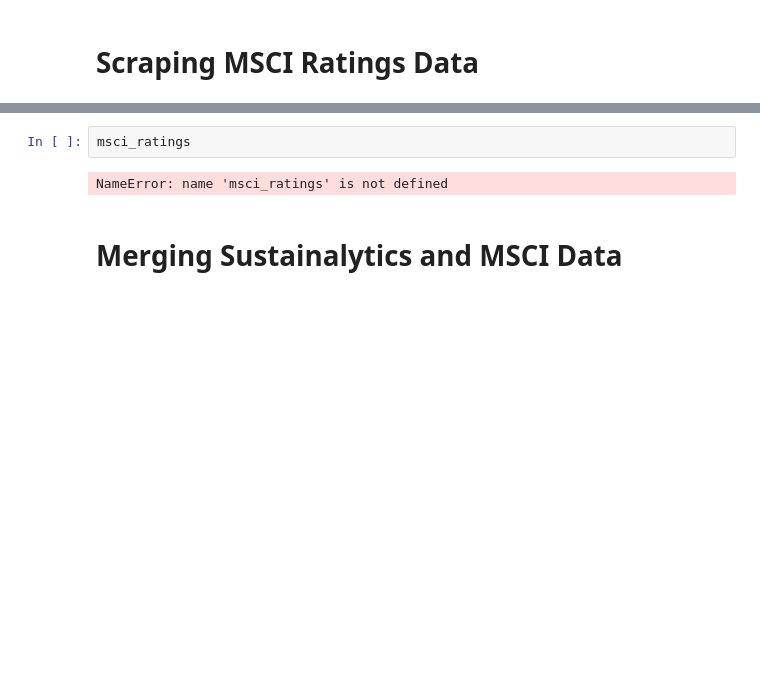
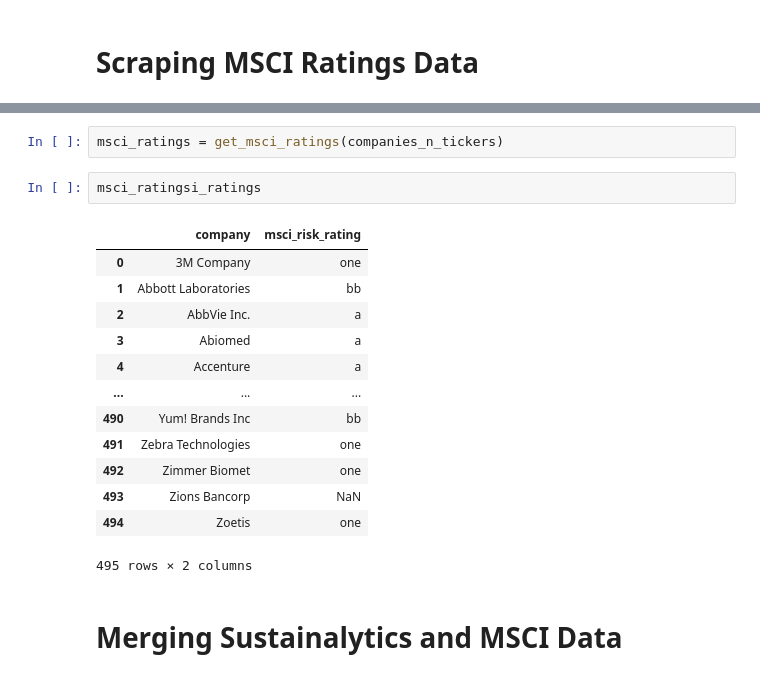
Before and after one commit to mwirtz946/esg_materiality_analysis, a Jupyter notebook: data_collection/ratings.ipynb, the cells around one changed output, grey strips where cells are left out. Cells and saved outputs as stored; diff of their text form; blank space fills up the shorter version.

Commit message:
finished scraping ratings data

```diff
--- a/data_collection/ratings.ipynb
+++ b/data_collection/ratings.ipynb
@@ -190,7 +194,21 @@ for company,ticker in companies:
 # %%
-msci_ratings
+msci_ratings = get_msci_ratings(companies_n_tickers)
-# %% [output]
-NameError: name 'msci_ratings' is not defined
+# %%
+msci_ratingsi_ratings
+# %% [output]
+|  | company | msci_risk_rating |
+| 0 | 3M Company | one |
+| 1 | Abbott Laboratories | bb |
+| 2 | AbbVie Inc. | a |
+| 3 | Abiomed | a |
+| 4 | Accenture | a |
+| ... | ... | ... |
+| 490 | Yum! Brands Inc | bb |
+| 491 | Zebra Technologies | one |
+| 492 | Zimmer Biomet | one |
+| 493 | Zions Bancorp | NaN |
+| 494 | Zoetis | one |
+495 rows × 2 columns
 # %% [markdown]
 # Merging Sustainalytics and MSCI Data
 # %%
```
Also changed, not shown: parts of 6 cells of this notebook, 2 other files.
